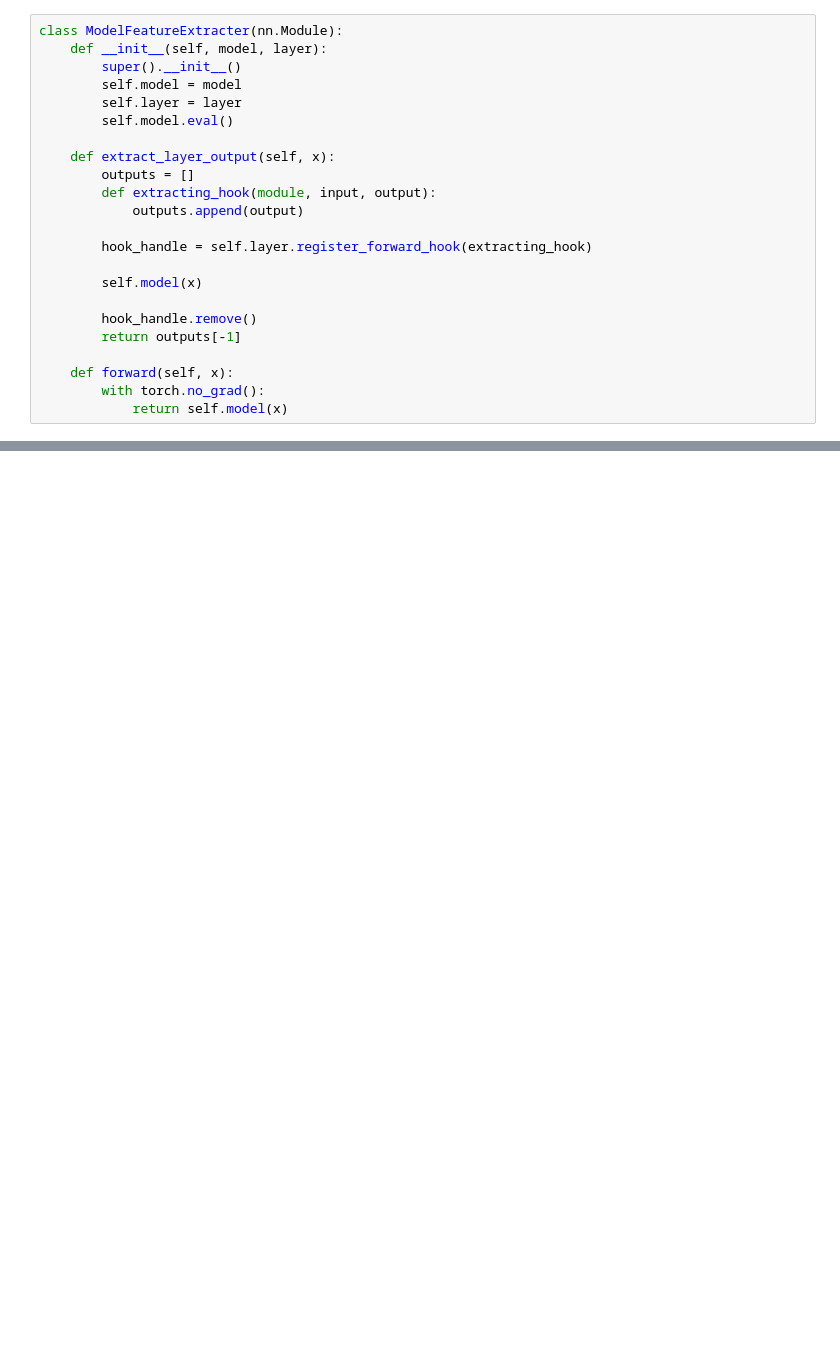
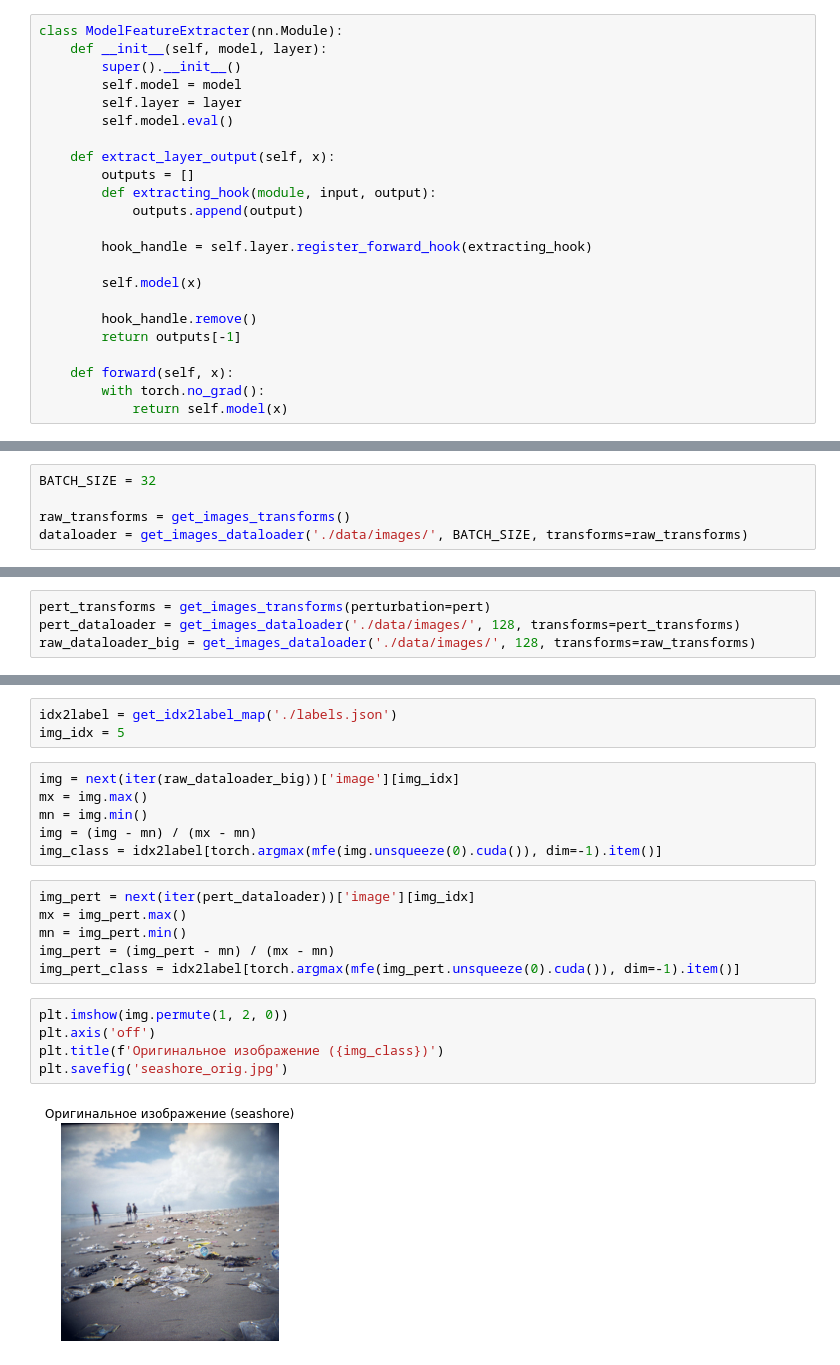
Before and after one commit to slayff/art_of_vectors_pytorch, a Jupyter notebook: draft.ipynb, the cells around one changed output, grey strips where cells are left out. Saved outputs shown, nothing was run; the diff lists cells and outputs as text; blank space fills up the shorter version.

```diff
--- a/draft.ipynb
+++ b/draft.ipynb
@@ -161,0 +229,5 @@ mv.shape
+# %%
+BATCH_SIZE = 32
+
+raw_transforms = get_images_transforms()
+dataloader = get_images_dataloader('./data/images/', BATCH_SIZE, transforms=raw_transforms)
@@ -161,0 +267,4 @@ mv.shape
+# %%
+pert_transforms = get_images_transforms(perturbation=pert)
+pert_dataloader = get_images_dataloader('./data/images/', 128, transforms=pert_transforms)
+raw_dataloader_big = get_images_dataloader('./data/images/', 128, transforms=raw_transforms)
@@ -161,0 +290,22 @@ mv.shape
+# %%
+idx2label = get_idx2label_map('./labels.json')
+img_idx = 5
+# %%
+img = next(iter(raw_dataloader_big))['image'][img_idx]
+mx = img.max()
+mn = img.min()
+img = (img - mn) / (mx - mn)
+img_class = idx2label[torch.argmax(mfe(img.unsqueeze(0).cuda()), dim=-1).item()]
+# %%
+img_pert = next(iter(pert_dataloader))['image'][img_idx]
+mx = img_pert.max()
+mn = img_pert.min()
+img_pert = (img_pert - mn) / (mx - mn)
+img_pert_class = idx2label[torch.argmax(mfe(img_pert.unsqueeze(0).cuda()), dim=-1).item()]
+# %%
+plt.imshow(img.permute(1, 2, 0))
+plt.axis('off')
+plt.title(f'Оригинальное изображение ({img_class})')
+plt.savefig('seashore_orig.jpg')
+# %% [output]
+[figure, added]
```
Also changed, not shown: parts of 37 cells of this notebook, 1 other file.
